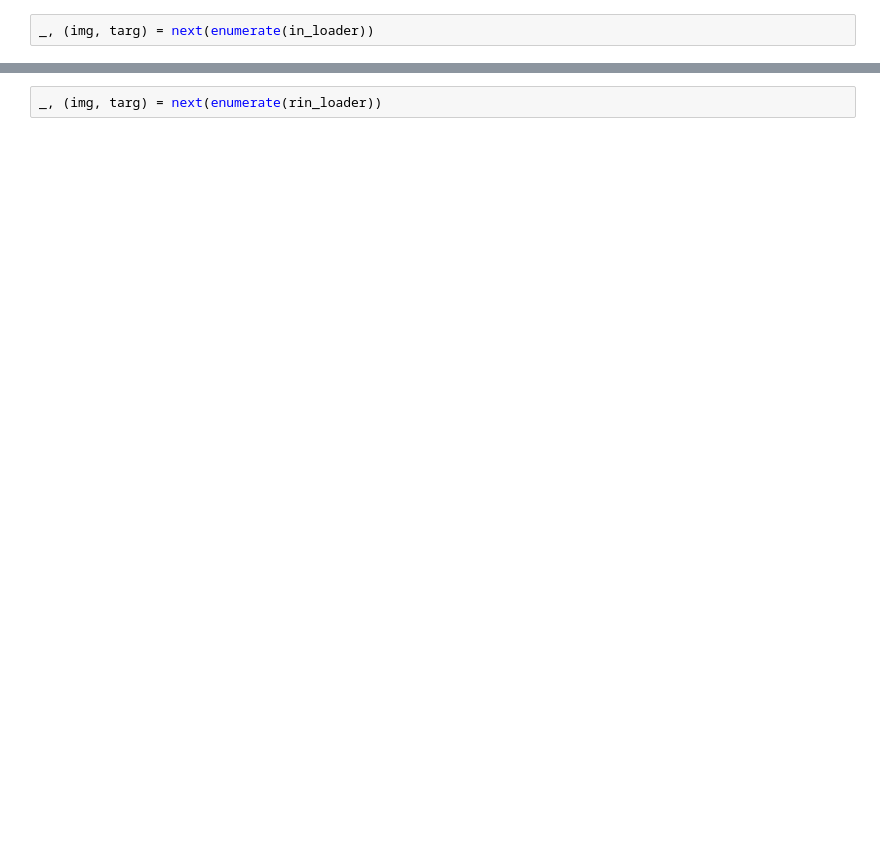
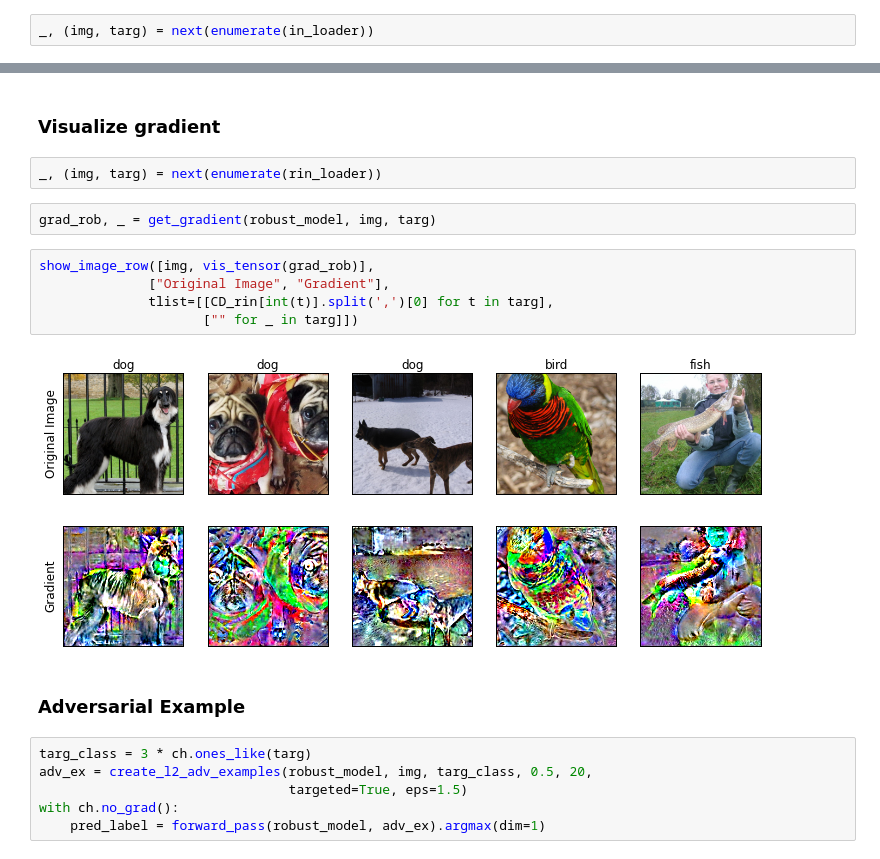
Before and after one commit to ShibaniSanturkar/IAP_InterpretabilityClass, a Jupyter notebook: gradients.ipynb, the cells around one changed output, grey strips where cells are left out. Saved outputs shown, nothing was run; the diff lists cells and outputs as text; blank space fills up the shorter version.

```diff
--- a/gradients.ipynb
+++ b/gradients.ipynb
@@ -125,2 +190,21 @@ robust_model = load_model('robust', restricted_imagenet_ds)
+# %% [markdown]
+### Visualize gradient
 # %%
 _, (img, targ) = next(enumerate(rin_loader))
+# %%
+grad_rob, _ = get_gradient(robust_model, img, targ)
+# %%
+show_image_row([img, vis_tensor(grad_rob)],
+              ["Original Image", "Gradient"],
+              tlist=[[CD_rin[int(t)].split(',')[0] for t in targ],
+                     ["" for _ in targ]])
+# %% [output]
+[figure, added]
+# %% [markdown]
+### Adversarial Example
+# %%
+targ_class = 3 * ch.ones_like(targ)
+adv_ex = create_l2_adv_examples(robust_model, img, targ_class, 0.5, 20,
+                                targeted=True, eps=1.5)
+with ch.no_grad():
+    pred_label = forward_pass(robust_model, adv_ex).argmax(dim=1)
```
Also changed, not shown: parts of 46 cells of this notebook.
